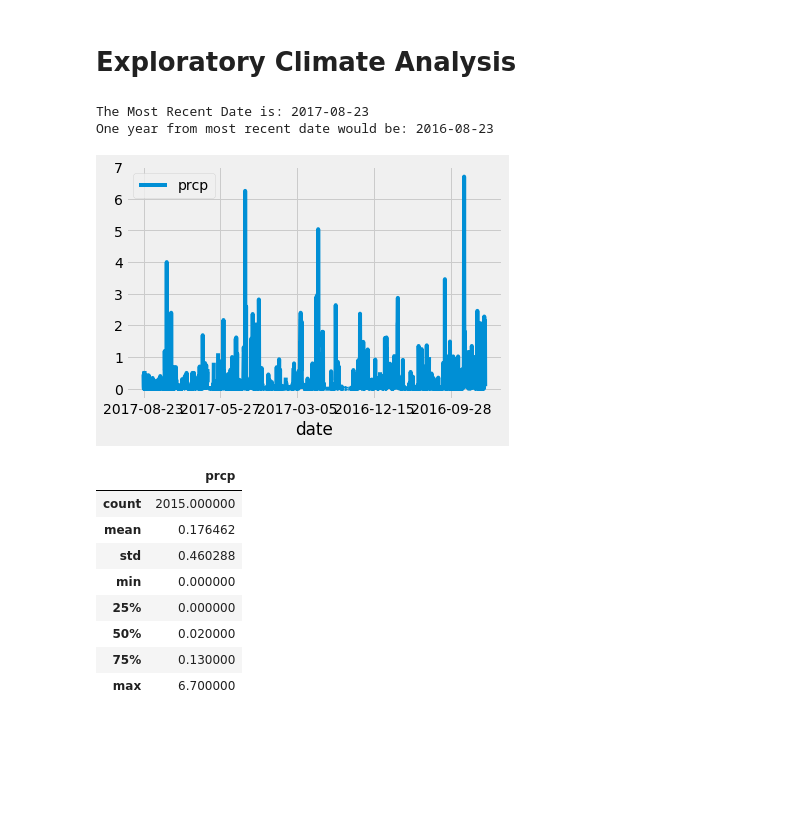
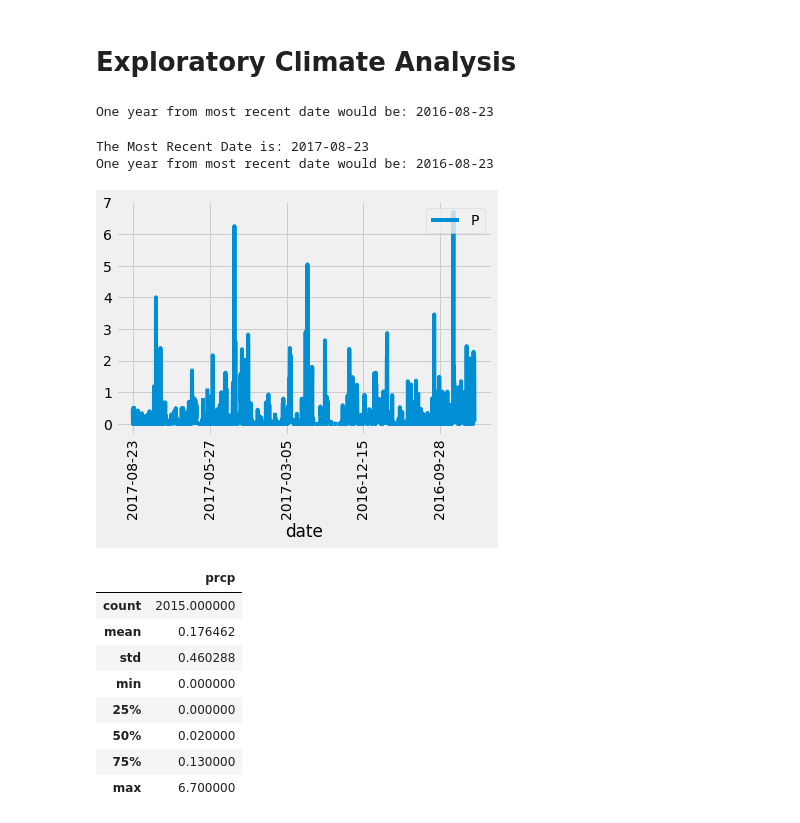
Before and after one commit to DarrylB32/SQLAlchemy-Challenge, a Jupyter notebook: Climate_Station_Analysis.ipynb, the cells around one changed output. Cells and saved outputs as stored; diff of their text form; code cells hidden in the pictures; blank space fills up the shorter version.

```diff
--- a/Climate_Station_Analysis.ipynb
+++ b/Climate_Station_Analysis.ipynb
@@ -41,27 +41,9 @@ session=Session(engine)
 most_recent_date=session.query(Measurement.date).order_by(Measurement.date.desc()).first()[0]
 most_recent_date=dt.datetime.strptime(most_recent_date, "%Y-%m-%d").date()
 print(f"The Most Recent Date is: {most_recent_date}")
-
-# Calculate the date 1 year ago from the last data point in the database
-year_ago_date = most_recent_date - dt.timedelta(days = 365)
-print(f"One year from most recent date would be: {year_ago_date}")
-
-# Perform a query to retrieve the data and precipitation scores
-prcp = session.query(Measurement.prcp , Measurement.date).filter(Measurement.date > year_ago_date).order_by(Measurement.date).all()
-prcp
-
-# Save the query results as a Pandas DataFrame and set the index to the date column
-prcp_df=pd.DataFrame(prcp)
-
-# Sort the dataframe by date
-prcp_df.set_index('date', inplace=True)
-prcp_df.sort_index(ascending=False, inplace=True)
-
-# Use Pandas Plotting with Matplotlib to plot the data
-prcp_df.plot()
-plt.xticks()
-plt.show()
-# %% [output]
-The Most Recent Date is: 2017-08-23
-One year from most recent date would be: 2016-08-23
-[figure, removed]
+# %%
+# Calculate the date 1 year ago from the last data point in the database
+year_ago_date = most_recent_date - dt.timedelta(days = 365)
+print(f"One year from most recent date would be: {year_ago_date}")
+# %% [output]
+One year from most recent date would be: 2016-08-23
@@ -68,3 +61,13 @@ One year from most recent date would be: 2016-08-23
+# %%
+# Use Pandas Plotting with Matplotlib to plot the data
+prcp_df.plot()
+plt.xticks(rotation=90)
+plt.legend(labels='Precipitation', loc='upper right')
+plt.show()
+# %% [output]
+The Most Recent Date is: 2017-08-23
+One year from most recent date would be: 2016-08-23
+[figure, added]
 # %%
 # Use Pandas to calcualte the summary statistics for the precipitation data
 prcp_df.describe()
```
Also changed, not shown: parts of 3 cells of this notebook, 1 other file.
